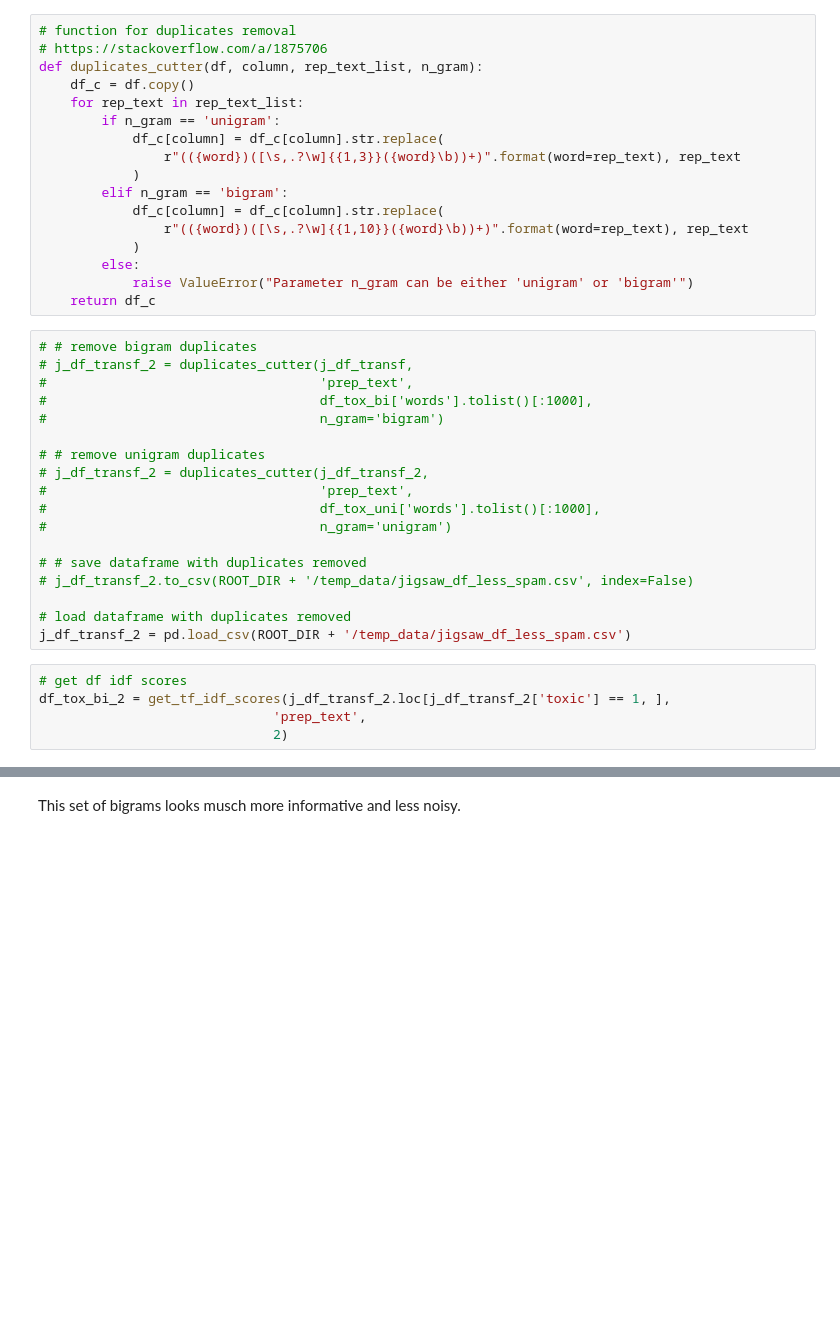
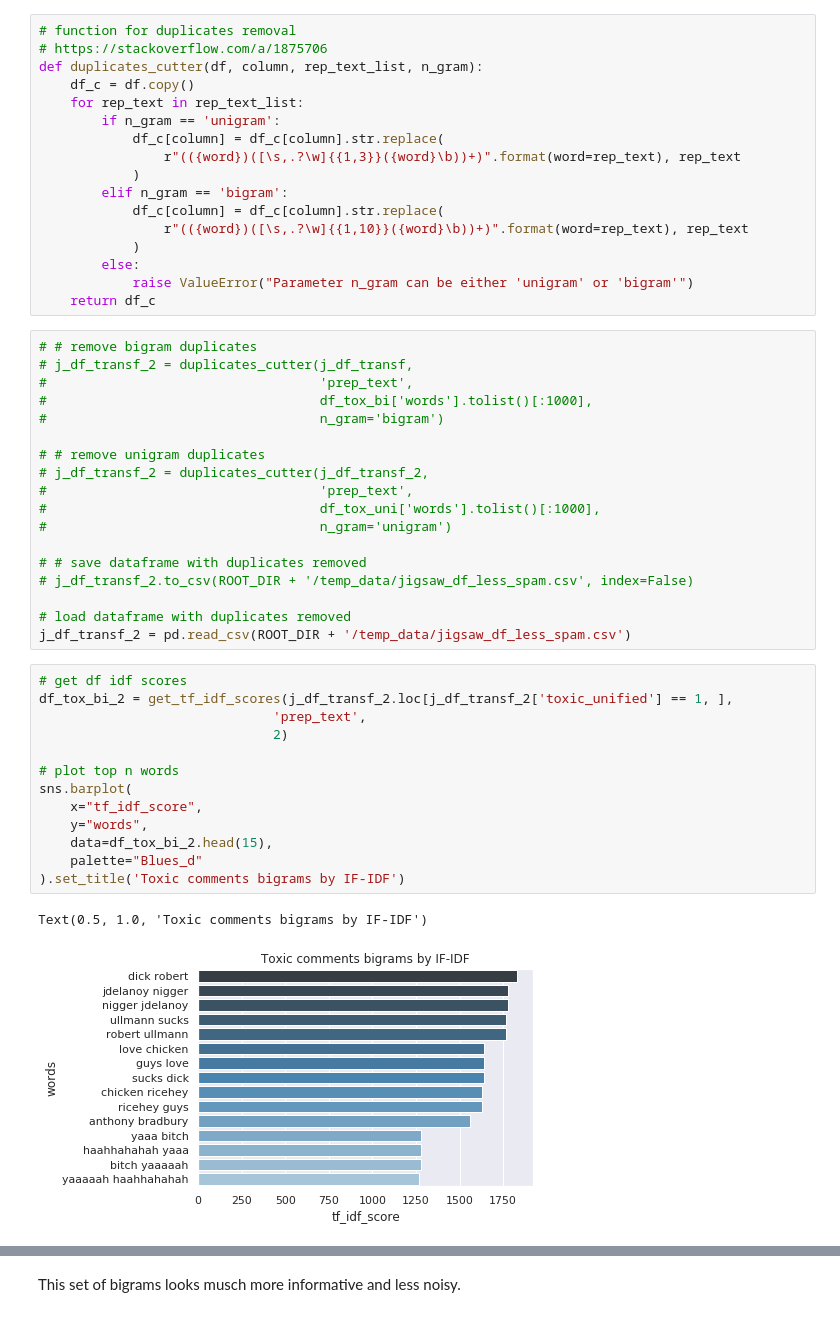
Before and after one commit to IevgenP/toxicity_detector_app, a Jupyter notebook: exploratory_notebooks/jigsaw_eda.ipynb, the cells around one changed output, grey strips where cells are left out. Cells and saved outputs as stored; diff of their text form; blank space fills up the shorter version.

```diff
--- a/exploratory_notebooks/jigsaw_eda.ipynb
+++ b/exploratory_notebooks/jigsaw_eda.ipynb
@@ -224,9 +232,20 @@ def duplicates_cutter(df, column, rep_text_list, n_gram):
 # j_df_transf_2.to_csv(ROOT_DIR + '/temp_data/jigsaw_df_less_spam.csv', index=False)
 
 # load dataframe with duplicates removed
-j_df_transf_2 = pd.load_csv(ROOT_DIR + '/temp_data/jigsaw_df_less_spam.csv')
+j_df_transf_2 = pd.read_csv(ROOT_DIR + '/temp_data/jigsaw_df_less_spam.csv')
 # %%
 # get df idf scores
-df_tox_bi_2 = get_tf_idf_scores(j_df_transf_2.loc[j_df_transf_2['toxic'] == 1, ],
+df_tox_bi_2 = get_tf_idf_scores(j_df_transf_2.loc[j_df_transf_2['toxic_unified'] == 1, ],
                               'prep_text',
                               2)
+
+# plot top n words
+sns.barplot(
+    x="tf_idf_score",
+    y="words",
+    data=df_tox_bi_2.head(15),
+    palette="Blues_d"
+).set_title('Toxic comments bigrams by IF-IDF')
+# %% [output]
+Text(0.5, 1.0, 'Toxic comments bigrams by IF-IDF')
+[figure, added]
```
Also changed, not shown: parts of 19 cells of this notebook, 2 other files.
